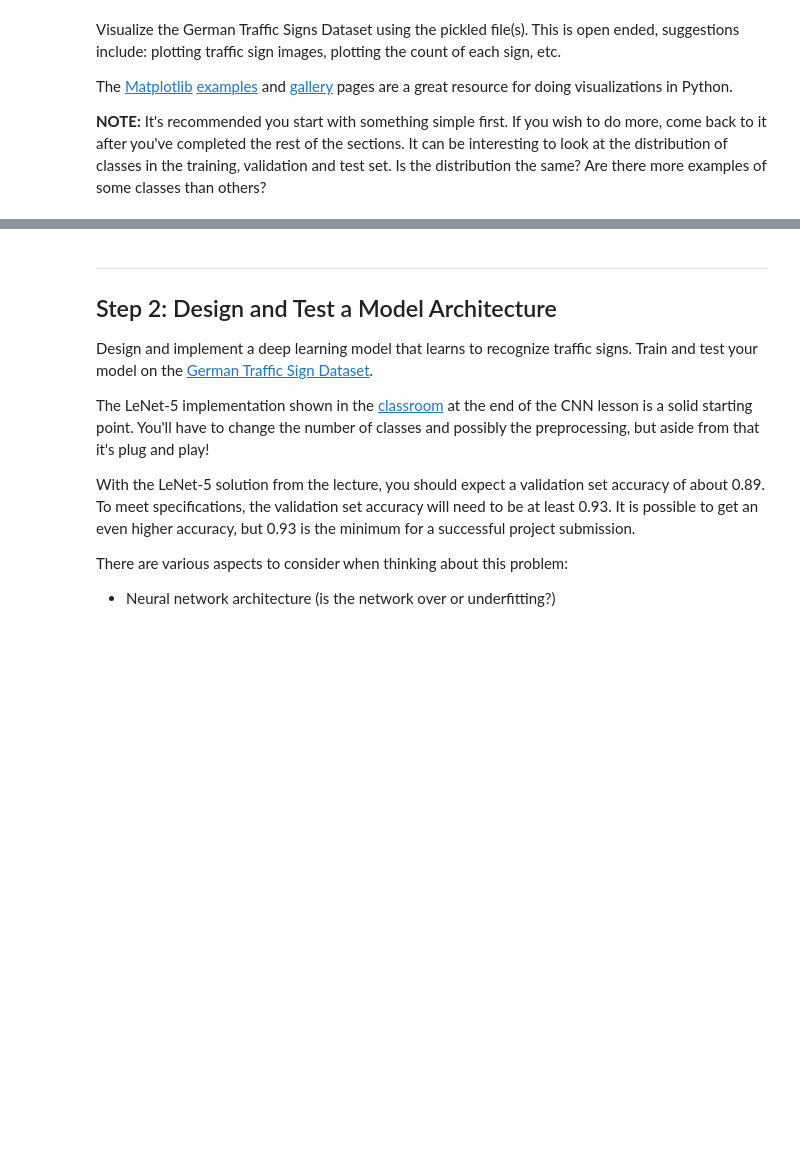
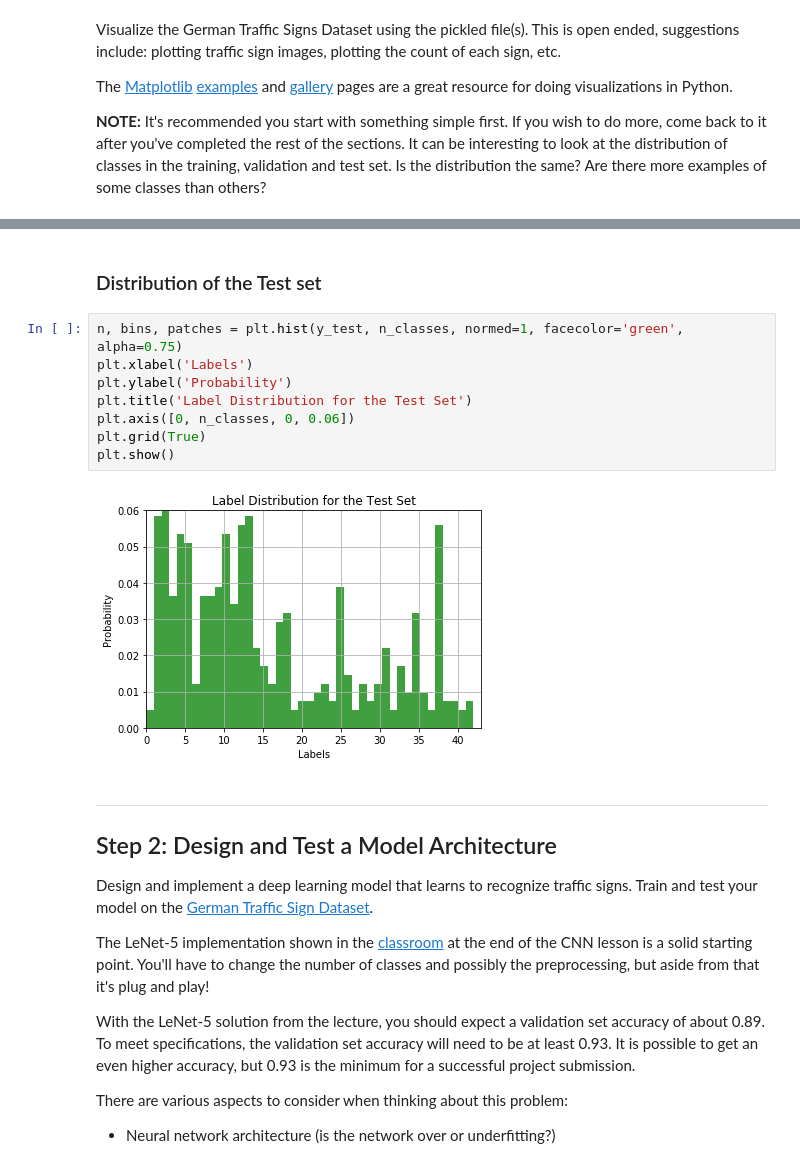
Before and after one commit to esuteau/car_traffic_sign_classifier, a Jupyter notebook: Traffic_Sign_Classifier.ipynb, the cells around one changed output, grey strips where cells are left out. Cells and saved outputs as stored; diff of their text form; blank space fills up the shorter version.

```diff
--- a/Traffic_Sign_Classifier.ipynb
+++ b/Traffic_Sign_Classifier.ipynb
@@ -156,3 +205,15 @@ Image Shape: (32, 32, 3)
+# %% [markdown]
+### Distribution of the Test set
+# %%
+n, bins, patches = plt.hist(y_test, n_classes, normed=1, facecolor='green', alpha=0.75)
+plt.xlabel('Labels')
+plt.ylabel('Probability')
+plt.title('Label Distribution for the Test Set')
+plt.axis([0, n_classes, 0, 0.06])
+plt.grid(True)
+plt.show()
+# %% [output]
+[figure, added]
 # %% [markdown]
 ----
 
```
Also changed, not shown: parts of 19 cells of this notebook.
